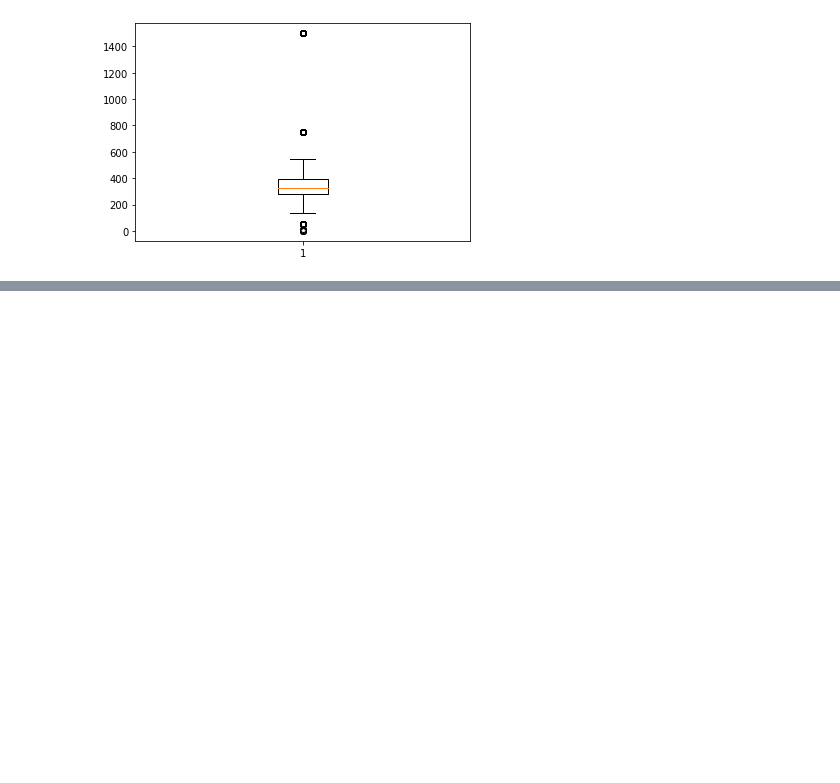
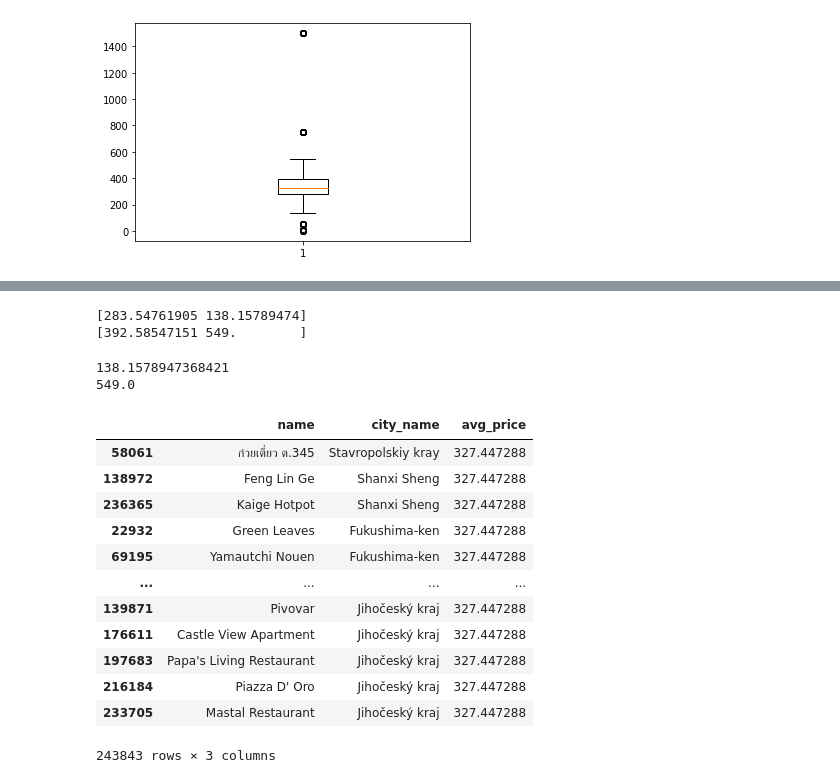
Before and after one commit to Suchirapon/KKU_data_mining, a Jupyter notebook: Pandas_101.ipynb, the cells around one changed output, grey strips where cells are left out. Drawn from its saved outputs; the diff is of its cells as text; code cells hidden in the pictures; blank space fills up the shorter version.

Commit message:
concat loopingcocat remove outlier

```diff
--- a/Pandas_101.ipynb
+++ b/Pandas_101.ipynb
@@ -609,5 +609,5 @@ plt.boxplot(all_no_missing['avg_price'])
   <matplotlib.lines.Line2D at 0x...>]}
 [figure]
 # %%
-plt.boxplot(all_no_missing['avg_price'],vert=False)
+ret = plt.boxplot(all_no_missing['avg_price'],vert=False)
 # %% [output]
@@ -622,0 +626,32 @@ plt.boxplot(all_no_missing['avg_price'],vert=False)
+# %%
+print(ret['whiskers'][0].get_xdata()) #whiskers ด้านซ้าย มี 2 เลข ตัวที่จะใช้คือ 138.157
+print(ret['whiskers'][1].get_xdata()) #
+# %% [output]
+[283.54761905 138.15789474]
+[392.58547151 549.        ]
+# %%
+print(ret['whiskers'][0].get_xdata()[1])
+print(ret['whiskers'][1].get_xdata()[1])
+#ึค่าที่เราจะใช้
+# %% [output]
+138.1578947368421
+549.0
+# %%
+#ทำการกำจัด outlier
+nooutlier_nomissing = all_no_missing[all_no_missing['avg_price']>=ret['whiskers'][0].get_xdata()[1]] #ตัด outlier แค่ด้านซ้าย
+nooutlier_nomissing = nooutlier_nomissing[nooutlier_nomissing['avg_price']<=ret['whiskers'][1].get_xdata()[1]] #เอมาตัด Outlier ที่เหลือออก
+nooutlier_nomissing
+# %% [output]
+|  | name | city_name | avg_price |
+| 58061 | ก๋วยเตี๋ยว ต.345 | Stavropolskiy kray | 327.447288 |
+| 138972 | Feng Lin Ge | Shanxi Sheng | 327.447288 |
+| 236365 | Kaige Hotpot | Shanxi Sheng | 327.447288 |
+| 22932 | Green Leaves | Fukushima-ken | 327.447288 |
+| 69195 | Yamautchi Nouen | Fukushima-ken | 327.447288 |
+| ... | ... | ... | ... |
+| 139871 | Pivovar | Jihočeský kraj | 327.447288 |
+| 176611 | Castle View Apartment | Jihočeský kraj | 327.447288 |
+| 197683 | Papa's Living Restaurant | Jihočeský kraj | 327.447288 |
+| 216184 | Piazza D' Oro | Jihočeský kraj | 327.447288 |
+| 233705 | Mastal Restaurant | Jihočeský kraj | 327.447288 |
+243843 rows × 3 columns
```
Also changed, not shown: parts of 2 cells of this notebook.
